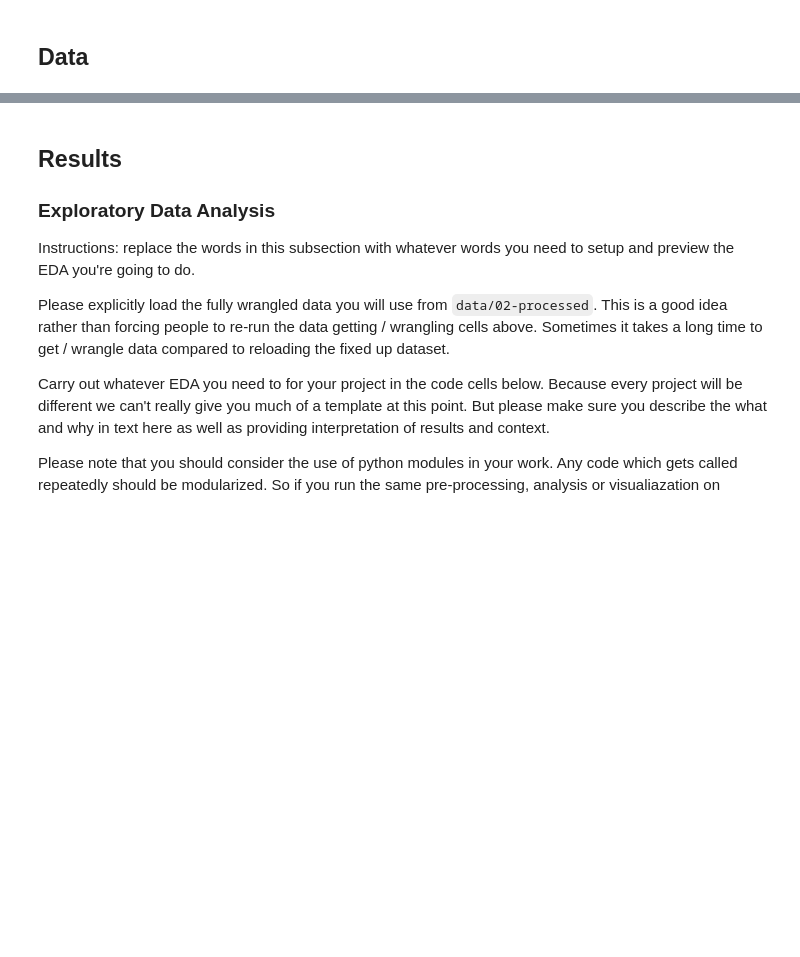
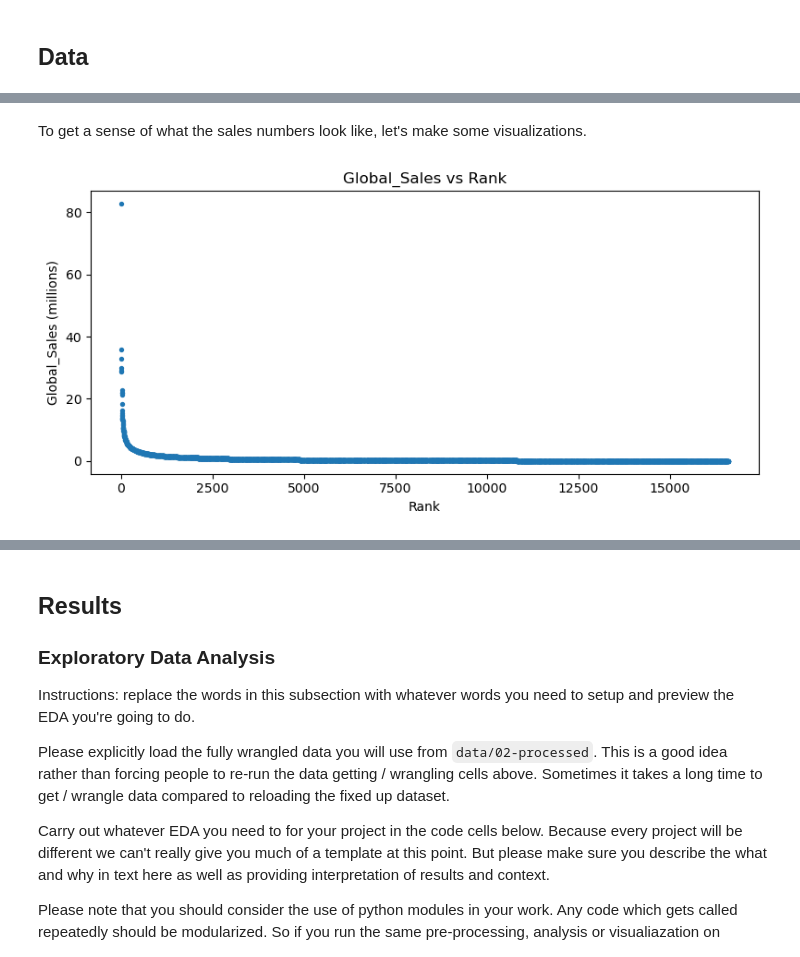
Before and after one commit to COGS108/Group015_WI26, a Jupyter notebook: 02-EDACheckpoint.ipynb, the cells around one changed output, grey strips where cells are left out. Cells and saved outputs as stored; diff of their text form; code cells hidden in the pictures; blank space fills up the shorter version.

Commit message:
doc: data cleansing into eda checkpoint

```diff
--- a/02-EDACheckpoint.ipynb
+++ b/02-EDACheckpoint.ipynb
@@ -126,0 +119,3 @@ Instructions: REPLACE the contents of this cell and the one below with your work
+# %%
+df_videogamesales = pd.read_csv('data/00-raw/videogamesales.csv')
+df_videogamesales.head()
@@ -126,0 +249,3 @@ Instructions: REPLACE the contents of this cell and the one below with your work
+# %%
+df_videogamesales.dropna(inplace=True)
+df_videogamesales.info()
@@ -126,0 +313,10 @@ Instructions: REPLACE the contents of this cell and the one below with your work
+# %%
+platforms = ['PS3', 'X360', 'Wii', 'DS', 'PSP', 'PC']
+df_videogamesales['Year'] = df_videogamesales['Year'].astype(int)   # as seen above, the year col currently has decimals
+
+df_videogamesales = df_videogamesales.loc[
+    df_videogamesales['Year'].between(2006, 2015, inclusive='both')
+    & df_videogamesales['Platform'].isin(platforms)
+]
+
+df_videogamesales['Year'].value_counts(), df_videogamesales['Platform'].value_counts()
@@ -126,0 +344,12 @@ Instructions: REPLACE the contents of this cell and the one below with your work
+# %% [markdown]
+To get a sense of what the sales numbers look like, let's make some visualizations.
+# %%
+plt.figure(figsize=(8,4))
+plt.scatter(df_videogamesales['Rank'], df_videogamesales['Global_Sales'], s=8)
+plt.title('Global_Sales vs Rank')
+plt.xlabel('Rank')
+plt.ylabel('Global_Sales (millions)')
+plt.tight_layout()
+plt.show()
+# %% [output]
+[figure, added]
```
Also changed, not shown: parts of 59 cells of this notebook.
